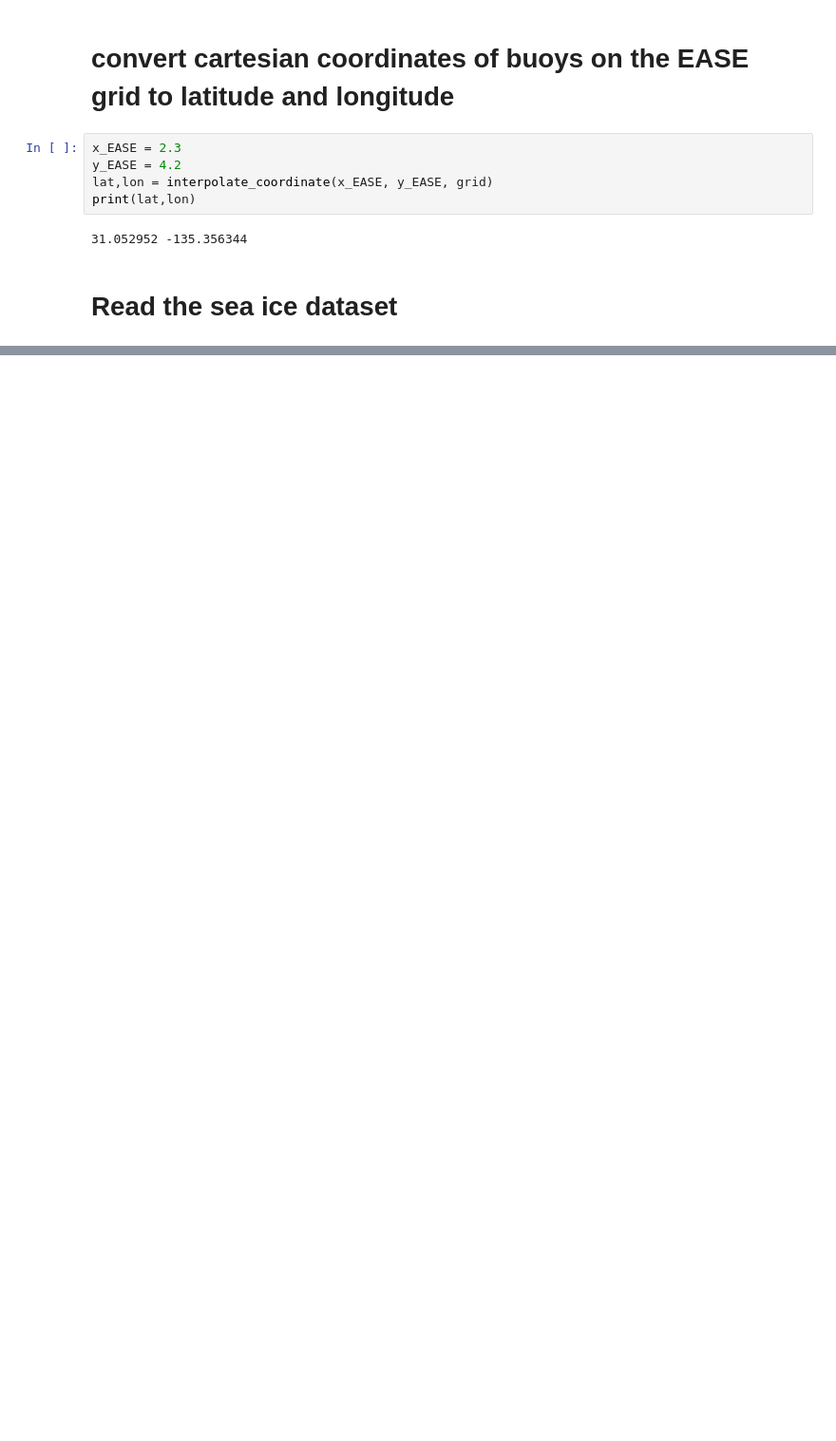
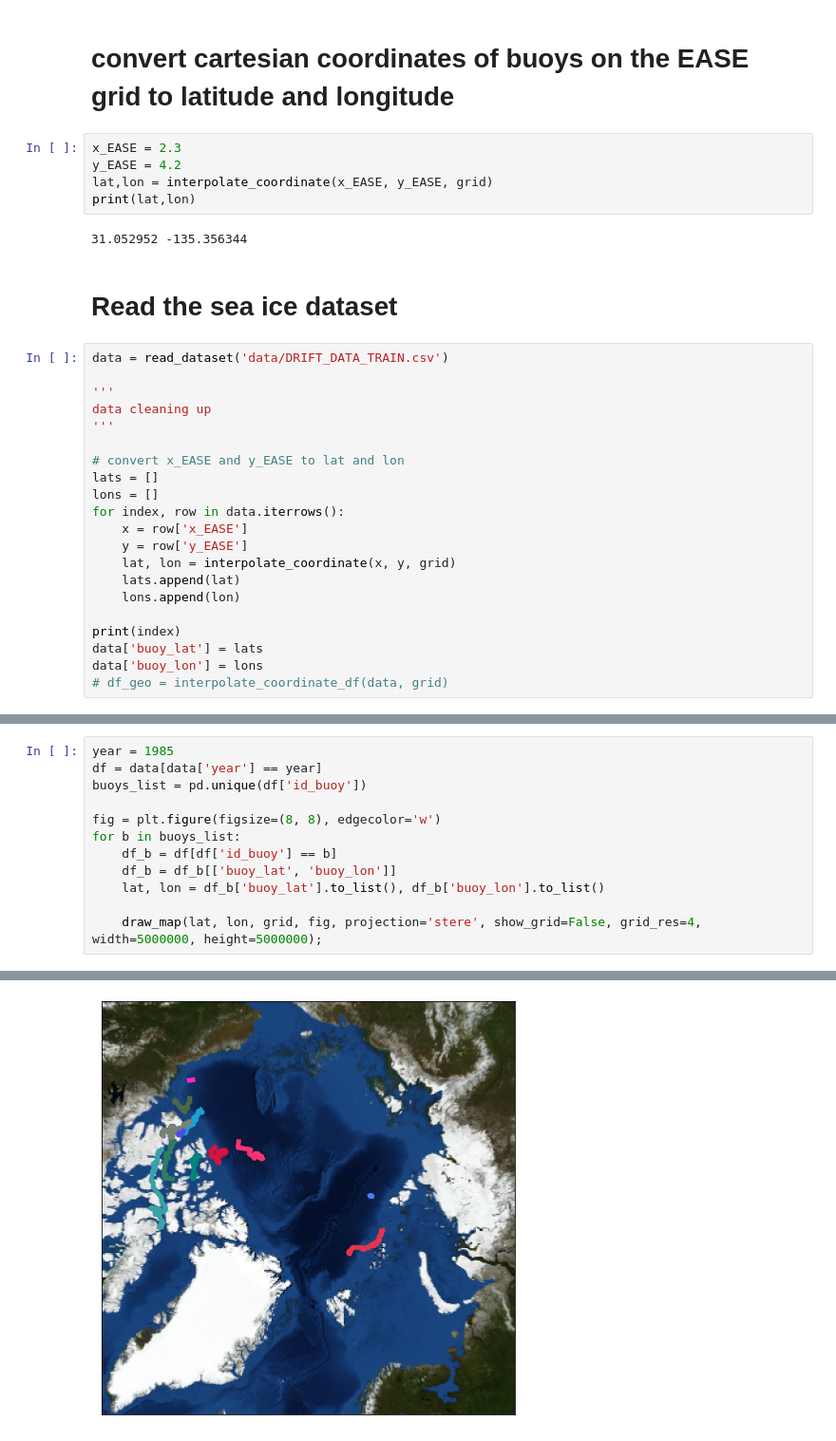
Before and after one commit to Climate-Crisis-AI-Team-Vel-Ice/sea-ice-challenge, a Jupyter notebook: main.ipynb, the cells around one changed output, grey strips where cells are left out. Shown at 95% size. Cells and saved outputs as stored; diff of their text form; blank space fills up the shorter version.

Commit message:
added coordinate conversion

```diff
--- a/main.ipynb
+++ b/main.ipynb
@@ -48,3 +47,24 @@ print(lat,lon)
 31.052952 -135.356344
 # %% [markdown]
 # Read the sea ice dataset
+# %%
+data = read_dataset('data/DRIFT_DATA_TRAIN.csv')
+
+'''
+data cleaning up
+'''
+
+# convert x_EASE and y_EASE to lat and lon
+lats = []
+lons = []
+for index, row in data.iterrows():
+    x = row['x_EASE']
+    y = row['y_EASE']
+    lat, lon = interpolate_coordinate(x, y, grid)
+    lats.append(lat)
+    lons.append(lon)
+
+print(index)
+data['buoy_lat'] = lats
+data['buoy_lon'] = lons
+# df_geo = interpolate_coordinate_df(data, grid)
@@ -52,0 +78,13 @@ print(lat,lon)
+# %%
+year = 1985
+df = data[data['year'] == year]
+buoys_list = pd.unique(df['id_buoy'])
+
+fig = plt.figure(figsize=(8, 8), edgecolor='w')
+for b in buoys_list:
+    df_b = df[df['id_buoy'] == b]
+    df_b = df_b[['buoy_lat', 'buoy_lon']]
+    lat, lon = df_b['buoy_lat'].to_list(), df_b['buoy_lon'].to_list()
+
+    draw_map(lat, lon, grid, fig, projection='stere', show_grid=False, grid_res=4, width=5000000, height=5000000);
+# %% [output]
@@ -52,0 +103 @@ print(lat,lon)
+[figure, added]
```
Also changed, not shown: parts of 6 cells of this notebook, 2 other files.
